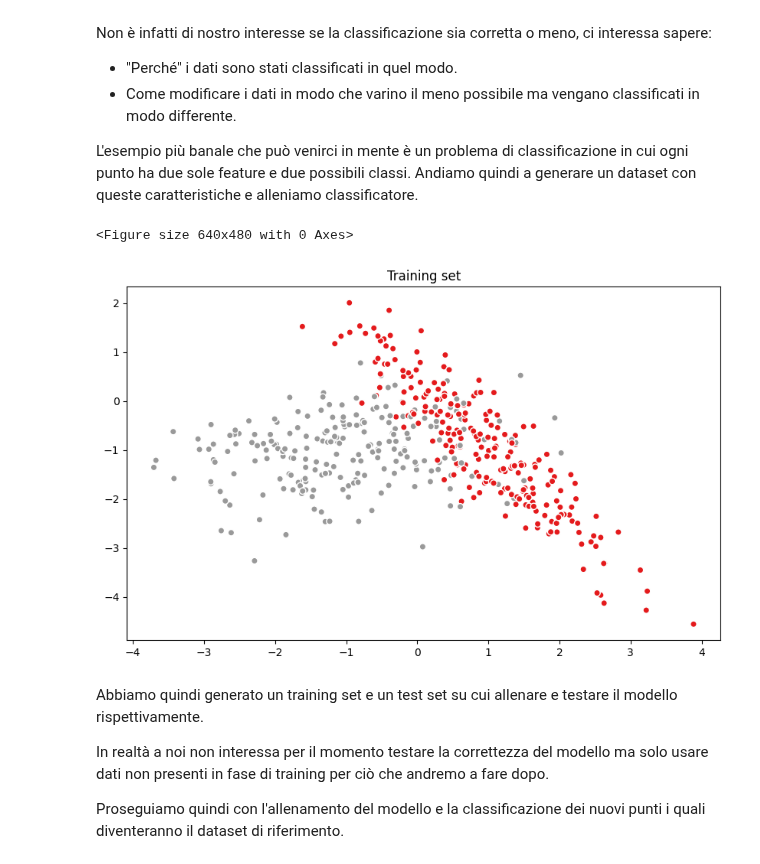
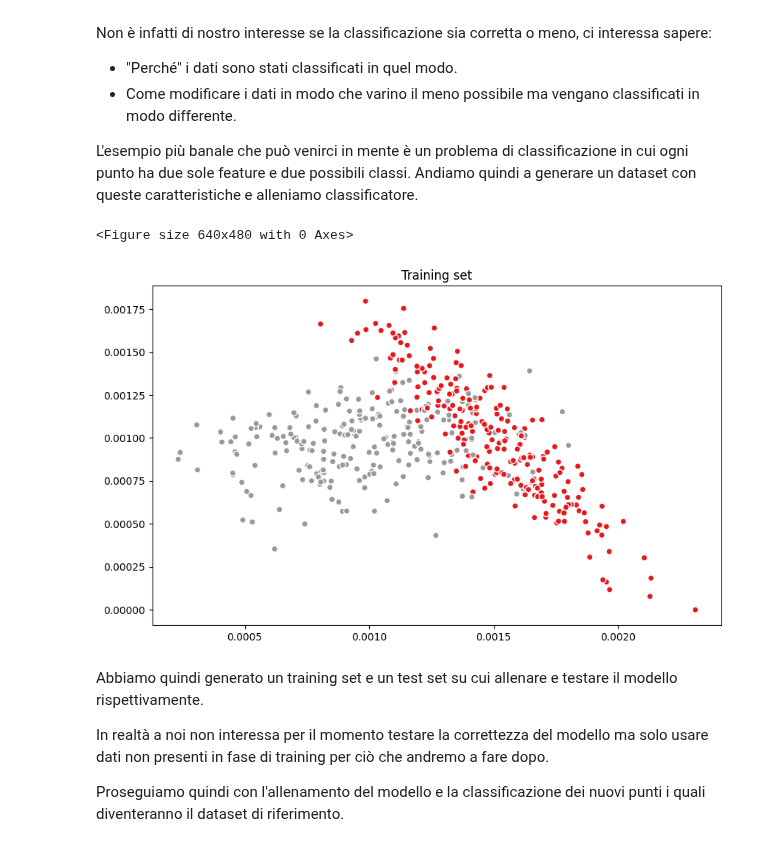
Before and after one commit to FedericoBustaffa/thesis, a Jupyter notebook: src/explain_classifier.ipynb, the cells around one changed output. Drawn from its saved outputs; the diff is of its cells as text; code cells hidden in the pictures.

```diff
--- a/src/explain_classifier.ipynb
+++ b/src/explain_classifier.ipynb
@@ -19,21 +19,30 @@ generare un dataset con queste caratteristiche e alleniamo classificatore.
 # %%
 import matplotlib.pyplot as plt
 import numpy as np
+import scipy as sp
+from sklearn import preprocessing
+
 
 X_train = np.load("datasets/X_train.npy", allow_pickle=True)
 y_train = np.load("datasets/y_train.npy", allow_pickle=True)
 X_test = np.load("datasets/X_test.npy", allow_pickle=True)
+
+X_train = X_train + np.abs(np.min(X_train))
+X_test = X_test + np.abs(np.min(X_test))
+
+X_train = X_train / np.sum(X_train)
+X_test = X_test / np.sum(X_test)
 
 train_coords = X_train.T
 
 plt.set_cmap("Set1")
 plt.figure(figsize=(10, 6))
 plt.title("Training set")
 plt.scatter(train_coords[0], train_coords[1], c=y_train, ec="w")
 plt.show()
 # %% [output]
 <Figure size 640x480 with 0 Axes>
-[figure, old version]
+[figure, new version]
 # %% [markdown]
 Abbiamo quindi generato un training set e un test set su cui allenare e testare
 il modello rispettivamente.
```
Also changed, not shown: parts of 10 cells of this notebook.
